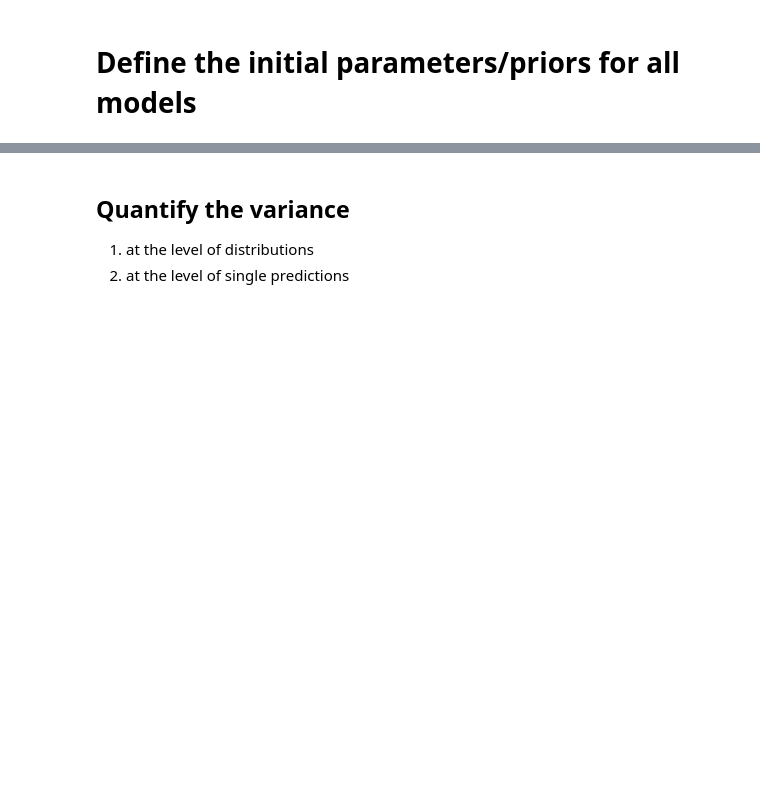
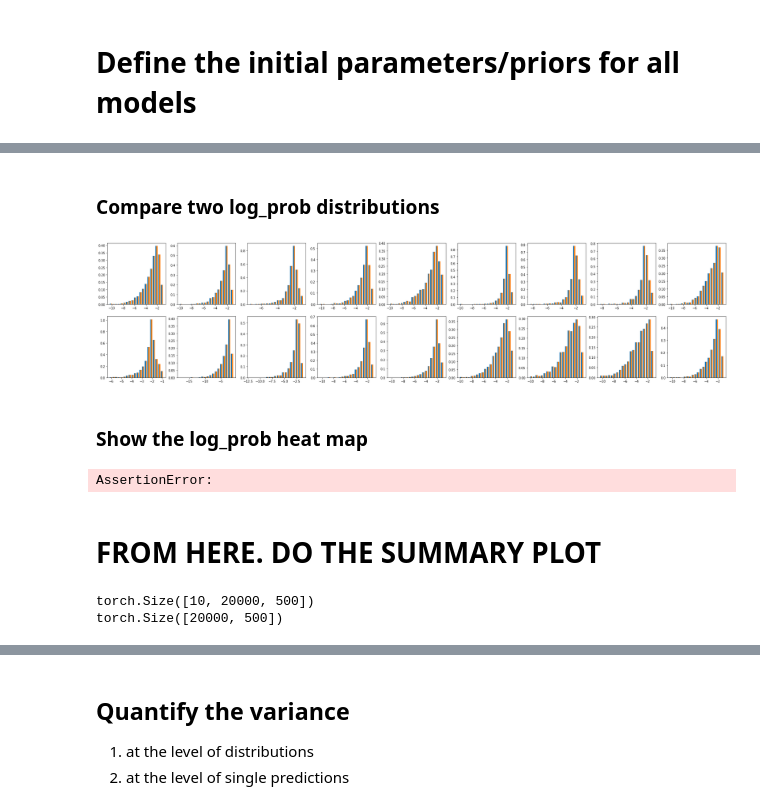
Before and after one commit to broadinstitute/tissue_purifier, a Jupyter notebook: notebooks/tp_02_validation_PYRO.ipynb, the cells around one changed output, grey strips where cells are left out. Drawn from its saved outputs; the diff is of its cells as text; code cells hidden in the pictures; blank space fills up the shorter version.

```diff
--- a/notebooks/tp_02_validation_PYRO.ipynb
+++ b/notebooks/tp_02_validation_PYRO.ipynb
@@ -578,0 +636,20 @@ AutoDelta.eps_n1g torch.Size([20000, 1, 500])
+# %% [markdown]
+### Compare two log_prob distributions
+# %%
+fig = plot_log_prob(cell_types_n, tmp_log_prob[...,:2].mean(dim=-3), tmp_log_prob[...,:2].mean(dim=-3), ncols=4)
+fig
+# %% [output]
+[figure, added]
+# %% [markdown]
+### Show the log_prob heat map
+# %%
+assert 1==2
+# %% [output]
+AssertionError:
+# %% [markdown]
+# FROM HERE. DO THE SUMMARY PLOT
+# %%
+median_kg = compute_median_logprob_per_gene_and_cell_type(cell_types_n, tmp_log_prob)
+# %% [output]
+torch.Size([10, 20000, 500])
+torch.Size([20000, 500])
```
Also changed, not shown: parts of 58 cells of this notebook, 1 other file.
